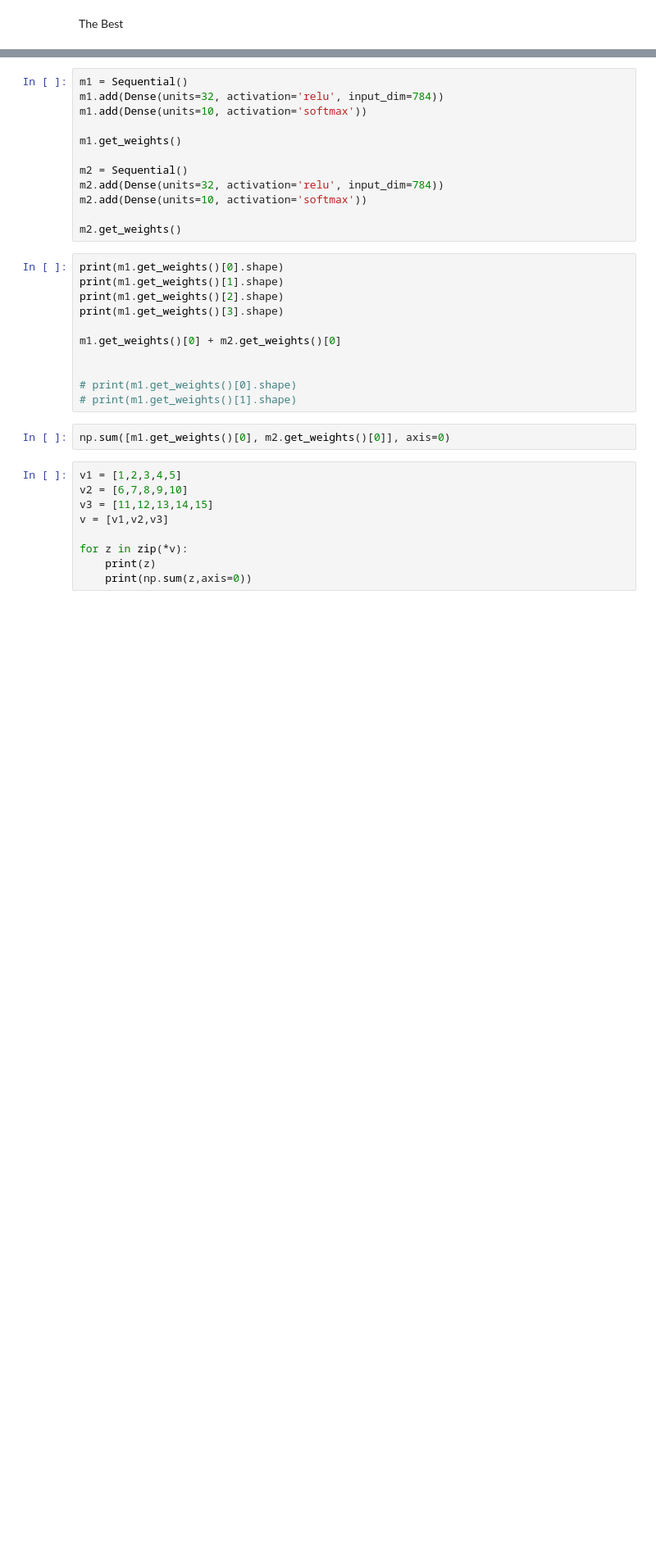
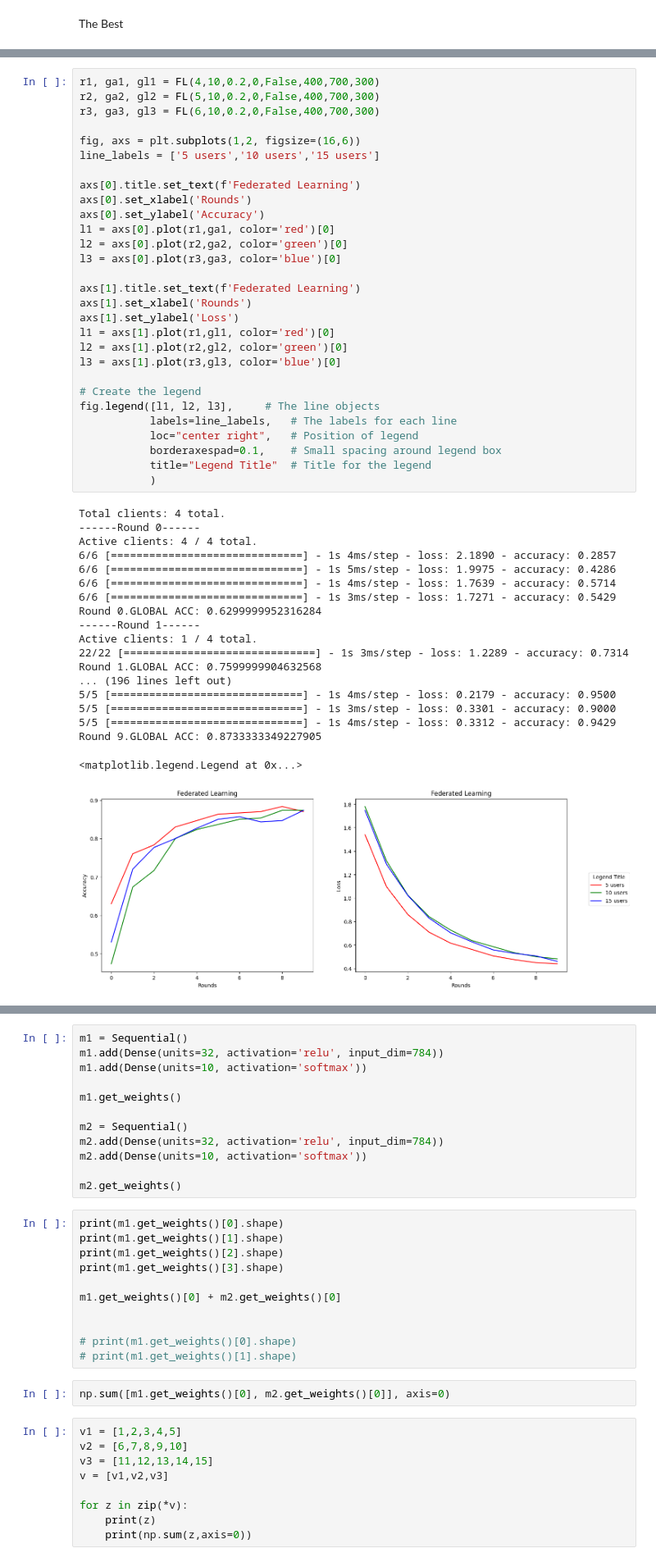
Before and after one commit to lucastsc/FL, a Jupyter notebook: FL2.ipynb, the cells around one changed output, grey strips where cells are left out. Shown at 82% size. Saved outputs shown, nothing was run; the diff lists cells and outputs as text; blank space fills up the shorter version.

```diff
--- a/FL2.ipynb
+++ b/FL2.ipynb
@@ -257,0 +232,49 @@ fig.legend([l1, l2, l3],     # The line objects
+# %%
+r1, ga1, gl1 = FL(4,10,0.2,0,False,400,700,300)
+r2, ga2, gl2 = FL(5,10,0.2,0,False,400,700,300)
+r3, ga3, gl3 = FL(6,10,0.2,0,False,400,700,300)
+
+fig, axs = plt.subplots(1,2, figsize=(16,6))
+line_labels = ['5 users','10 users','15 users']
+
+axs[0].title.set_text(f'Federated Learning')
+axs[0].set_xlabel('Rounds')
+axs[0].set_ylabel('Accuracy')
+l1 = axs[0].plot(r1,ga1, color='red')[0]
+l2 = axs[0].plot(r2,ga2, color='green')[0]
+l3 = axs[0].plot(r3,ga3, color='blue')[0]
+
+axs[1].title.set_text(f'Federated Learning')
+axs[1].set_xlabel('Rounds')
+axs[1].set_ylabel('Loss')
+l1 = axs[1].plot(r1,gl1, color='red')[0]
+l2 = axs[1].plot(r2,gl2, color='green')[0]
+l3 = axs[1].plot(r3,gl3, color='blue')[0]
+
+# Create the legend
+fig.legend([l1, l2, l3],     # The line objects
+           labels=line_labels,   # The labels for each line
+           loc="center right",   # Position of legend
+           borderaxespad=0.1,    # Small spacing around legend box
+           title="Legend Title"  # Title for the legend
+           )
+# %% [output]
+Total clients: 4 total.
+------Round 0------
+Active clients: 4 / 4 total.
+6/6 [==============================] - 1s 4ms/step - loss: 2.1890 - accuracy: 0.2857
+6/6 [==============================] - 1s 5ms/step - loss: 1.9975 - accuracy: 0.4286
+6/6 [==============================] - 1s 4ms/step - loss: 1.7639 - accuracy: 0.5714
+6/6 [==============================] - 1s 3ms/step - loss: 1.7271 - accuracy: 0.5429
+Round 0.GLOBAL ACC: 0.6299999952316284
+------Round 1------
+Active clients: 1 / 4 total.
+22/22 [==============================] - 1s 3ms/step - loss: 1.2289 - accuracy: 0.7314
+Round 1.GLOBAL ACC: 0.7599999904632568
+... (196 lines left out)
+5/5 [==============================] - 1s 4ms/step - loss: 0.2179 - accuracy: 0.9500
+5/5 [==============================] - 1s 3ms/step - loss: 0.3301 - accuracy: 0.9000
+5/5 [==============================] - 1s 4ms/step - loss: 0.3312 - accuracy: 0.9429
+Round 9.GLOBAL ACC: 0.8733333349227905
+<matplotlib.legend.Legend at 0x...>
+[figure, added]
```
Also changed, not shown: parts of 3 cells of this notebook.
